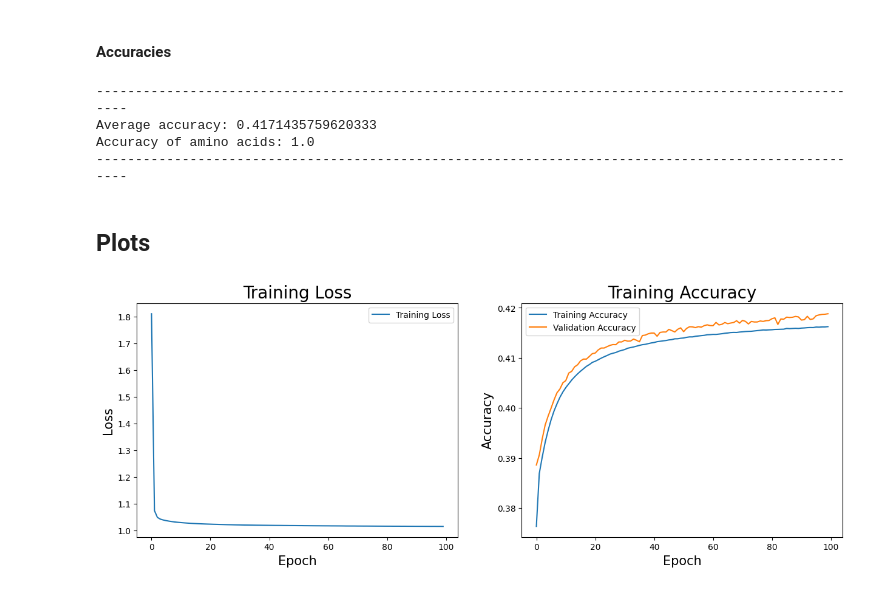
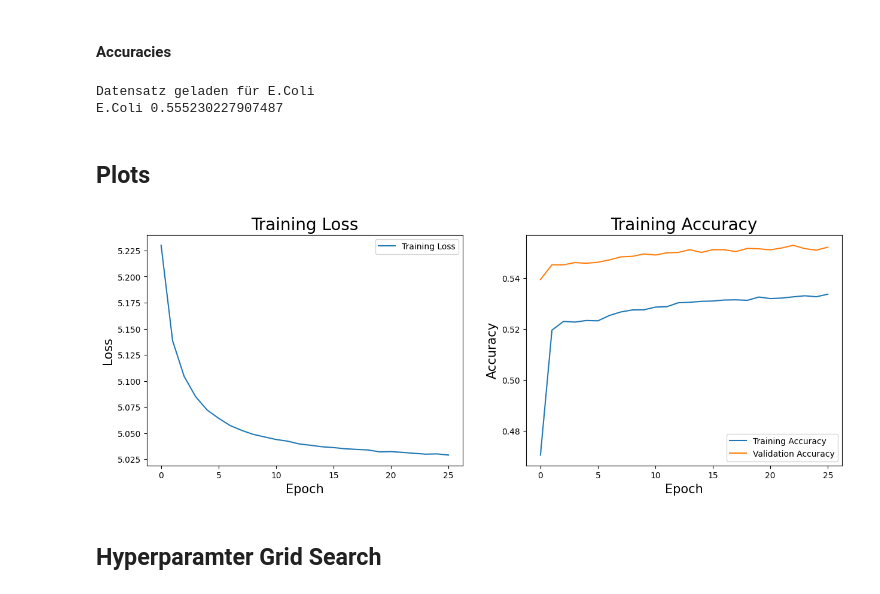
Before and after one commit to maxikuehn/PMDS_Codons, a Jupyter notebook: notebooks/TCNN_Training.ipynb, the cells around one changed output. Saved outputs shown, nothing was run; the diff lists cells and outputs as text; code cells hidden in the pictures.

```diff
--- a/notebooks/TCNN_Training.ipynb
+++ b/notebooks/TCNN_Training.ipynb
@@ -46,7 +56,8 @@ set_seed()
 # %%
 # Data preparation
 organisms = ["E.Coli", "Drosophila.Melanogaster", "Homo.Sapiens"]
-organism = organisms[2]
+organism = organisms[0]
+pad_int = mlh.codons.index('___')
 #"Homo.Sapiens"  "Drosophila.Melanogaster"  "E.Coli"
 min_length = None
 max_length = 500
@@ -56,10 +67,10 @@ cut_data = False
 SPEEDS_ADDED = False
 BATCH_SIZE = 32
 # %%
-train_dataset = ml_helper.CodonDataset(organism, "train", min_length, max_length, cut_data=True, one_hot_aa=one_hot, data_path=data_path, device=device)
+train_dataset = mlh.CodonDataset(organism, "train", min_length, max_length, cut_data=True, one_hot_aa=one_hot, data_path=data_path, device=device)
 print(f"Länge train_dataset: {len(train_dataset)}")
-test_dataset = ml_helper.CodonDataset(organism, "test", min_length, max_length, cut_data=True, one_hot_aa=one_hot, data_path=data_path, device=device)
+test_dataset = mlh.CodonDataset(organism, "test", min_length, max_length, cut_data=True, one_hot_aa=one_hot, data_path=data_path, device=device)
 print(f"Länge test_dataset: {len(test_dataset)}")
-valid_dataset = ml_helper.CodonDataset(organism, "valid", min_length, max_length, cut_data=True, one_hot_aa=one_hot, data_path=data_path, device=device)
+valid_dataset = mlh.CodonDataset(organism, "valid", min_length, max_length, cut_data=True, one_hot_aa=one_hot, data_path=data_path, device=device)
 print(f"Länge valid_dataset: {len(valid_dataset)}")
 # %% [output]
@@ -80,3 +91,7 @@ test_loader = DataLoader(test_dataset, batch_size=len(test_dataset), shuffle=Fal
 valid_loader = DataLoader(valid_dataset, batch_size=BATCH_SIZE, shuffle=False)
 # %% [markdown]
 ### Hyperparameters and Model Initialization
+# %%
+best_params = Tcnn.load_best_params('E.Coli')
+if best_params is not None:
+    print(f"Best parameters: num_filters: {best_params[0]}, filter_size: {best_params[1]}, dropout_factor: {best_params[2]}, num_blocks: {best_params[3]}, parallel_layer: {best_params[4]}, learing_rate: {best_params[5]}")
@@ -83,25 +100,32 @@ valid_loader = DataLoader(valid_dataset, batch_size=BATCH_SIZE, shuffle=False)
 # %%
 # Hyperparameters
-num_features = len(ml_helper.amino_acids)
-num_classes = len(ml_helper.codons)  # number of codons (output classes)
+num_features = len(mlh.amino_acids)
+num_classes = len(mlh.codons)  # number of codons (output classes)
+NUM_EPOCHS = None
 
 num_filters = 128 #64
 filter_size = 5#3  # NOTE: filter size must be unequal like: 3,5,9,...
-dropout_factor = 0.008 #0.005
+dropout_factor = 0.08 #0.08 #0.005
 num_blocks = 5#2
 parallel_layer = True
+learing_rate = 0.001 # 0.001
+
+if best_params is not None:
+    num_filters = best_params[0]
+    filter_size = best_params[1]
+    dropout_factor = best_params[2]
+    num_blocks = best_params[3]
+    parallel_layer = best_params[4]
+    learing_rate = best_params[5]
+
 
 # Model
 tcnModel = Tcnn.TemporalConvNet(num_features, num_classes, num_filters, filter_size,
                         dropout_factor, num_blocks, parallel_layer)
 print(tcnModel)
 
-# Train variables
-NUM_EPOCHS = 100
-learing_rate = 0.001 # 0.001
-
 #criterion = nn.CrossEntropyLoss(ignore_index=64)
-criterion = nn.CrossEntropyLoss(ignore_index=ml_helper.codons_to_integer['___'])
+criterion = nn.CrossEntropyLoss(ignore_index=pad_int)
 optimizer = optim.Adam(tcnModel.parameters(), lr=learing_rate)
 # %% [output]
 TemporalConvNet(
@@ -179,29 +205,35 @@ predicted following classes:  {'ATC', 'TGG', 'GGG', 'GCC', 'GAG', 'CGG', 'AGG',
 predicted different amino acids:  20 out of: 20
 # %% [markdown]
 #### Accuracies
-# %%
-# Calculate Accuracy of amino
-avg_accuracy = np.mean(accuracies)
-accuracy_aa = accuracy_score(labels_aa, predicted_aa)
-
-print('-' * 100)
-print(f'Average accuracy: {avg_accuracy}')
-print(f'Accuracy of amino acids: {accuracy_aa}')
-print('-' * 100)
-# %% [output]
-----------------------------------------------------------------------------------------------------
-Average accuracy: 0.4171435759620333
-Accuracy of amino acids: 1.0
-----------------------------------------------------------------------------------------------------
+# %%
+test_dataset = mlh.CodonDataset(organism=organism, split="test", padding_pos=None, one_hot_aa=False)
+test_loader = DataLoader(test_dataset, batch_size=1)
+print(f"Datensatz geladen für {organism}")
+
+classifier = Tcnn.Tcn_Classifier(tcnModel)
+predictions = classifier.predict_codons(test_loader, codon_names=False)
+
+labels = []
+for seq, lab in test_dataset:
+    lab = [int(c.item()) for c in lab]
+    labels.append(lab)
+
+acc = classifier.calc_accuracy(labels, predictions, pad='')
+print(organism, acc)
+# %% [output]
+Datensatz geladen für E.Coli
+E.Coli 0.555230227907487
 # %% [markdown]
 ## Plots
 # %%
 # check if training losses and accuracies is defined
 if 'trainings_losses' in locals() and 'trainings_accuracies' in locals():
     # plot of training loss and accuracy
-    plt = ml_evaluation.plot_training(trainings_losses, trainings_accuracies, valid_accs)
+    plt = mle.plot_training(trainings_losses, trainings_accuracies, valid_accs)
     plt.show()
 else:
     print("No training losses and accuracies available")
 # %% [output]
-[figure, old version]
+[figure, new version]
+# %% [markdown]
+## Hyperparamter Grid Search
```
Also changed, not shown: parts of 14 cells of this notebook, 15 other files.
